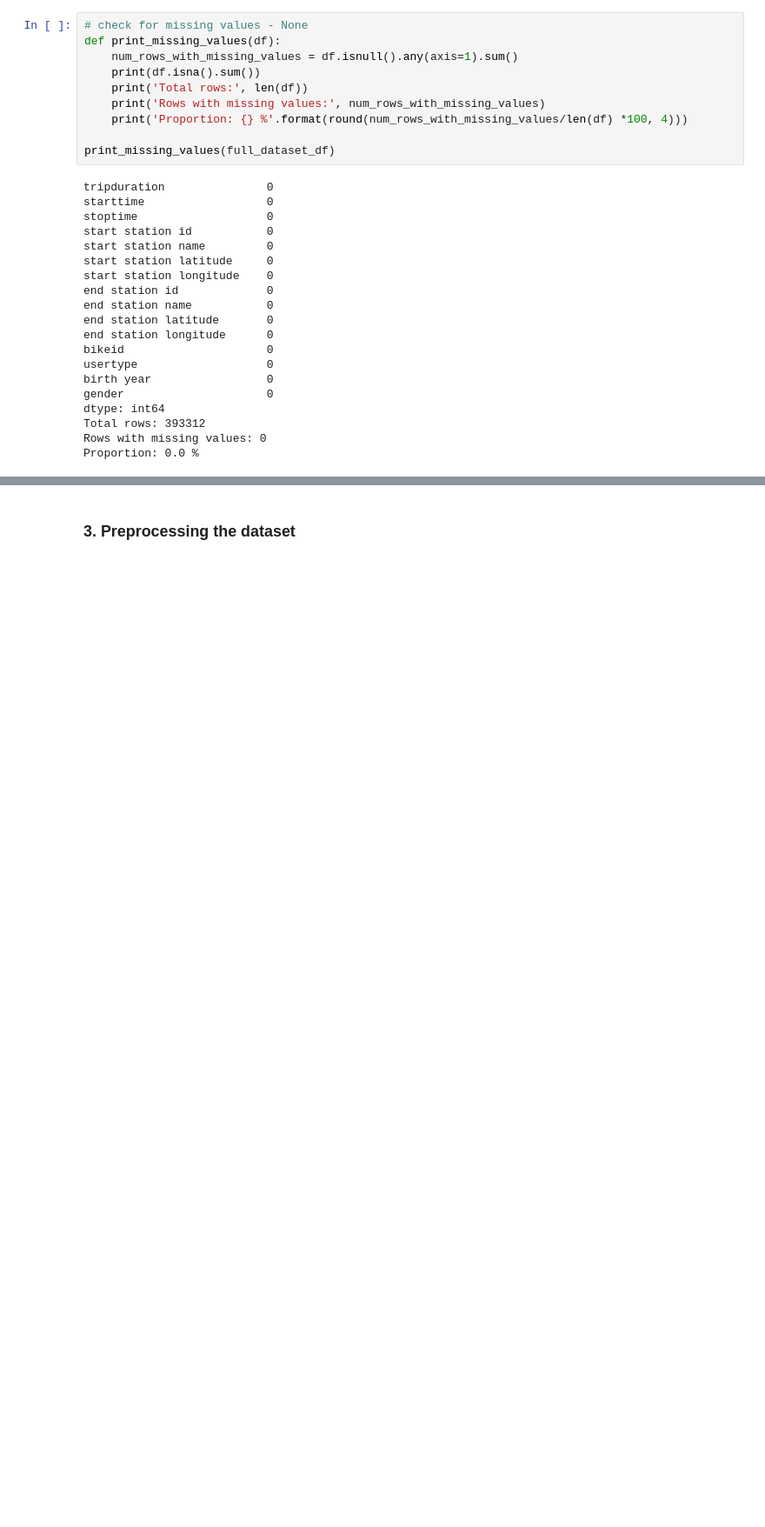
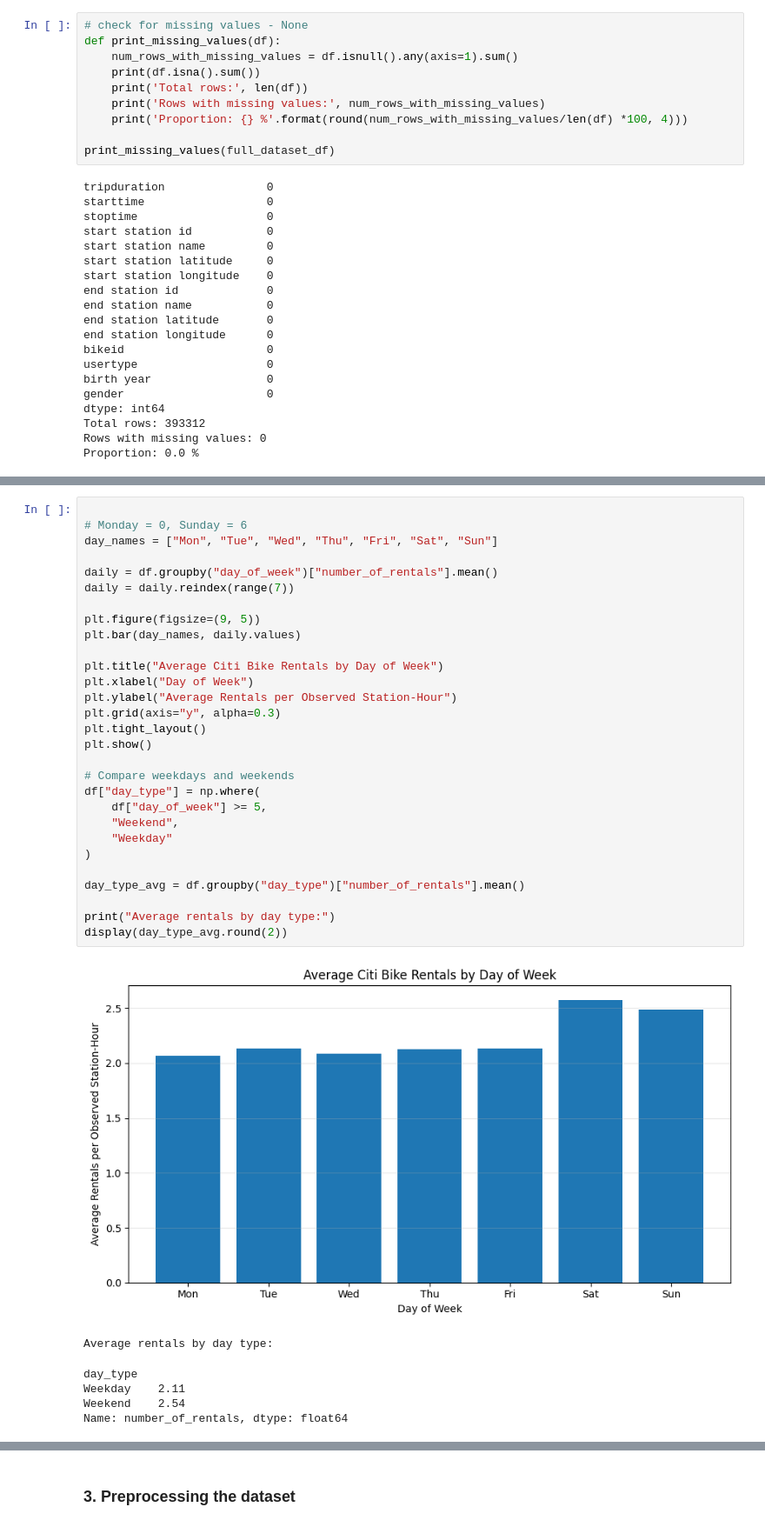
Before and after one commit to amelia-lee-smu/CS610-Applied-Machine-Learning, a Jupyter notebook: project_proposal_eda.ipynb, the cells around one changed output, grey strips where cells are left out. Shown at 87% size. Saved outputs shown, nothing was run; the diff lists cells and outputs as text; blank space fills up the shorter version.

```diff
--- a/project_proposal_eda.ipynb
+++ b/project_proposal_eda.ipynb
@@ -57,0 +286,36 @@ Proportion: 0.0 %
+# %%
+
+# Monday = 0, Sunday = 6
+day_names = ["Mon", "Tue", "Wed", "Thu", "Fri", "Sat", "Sun"]
+
+daily = df.groupby("day_of_week")["number_of_rentals"].mean()
+daily = daily.reindex(range(7))
+
+plt.figure(figsize=(9, 5))
+plt.bar(day_names, daily.values)
+
+plt.title("Average Citi Bike Rentals by Day of Week")
+plt.xlabel("Day of Week")
+plt.ylabel("Average Rentals per Observed Station-Hour")
+plt.grid(axis="y", alpha=0.3)
+plt.tight_layout()
+plt.show()
+
+# Compare weekdays and weekends
+df["day_type"] = np.where(
+    df["day_of_week"] >= 5,
+    "Weekend",
+    "Weekday"
+)
+
+day_type_avg = df.groupby("day_type")["number_of_rentals"].mean()
+
+print("Average rentals by day type:")
+display(day_type_avg.round(2))
+# %% [output]
+[figure, added]
+Average rentals by day type:
+day_type
+Weekday    2.11
+Weekend    2.54
+Name: number_of_rentals, dtype: float64
```
Also changed, not shown: parts of 14 cells of this notebook.
